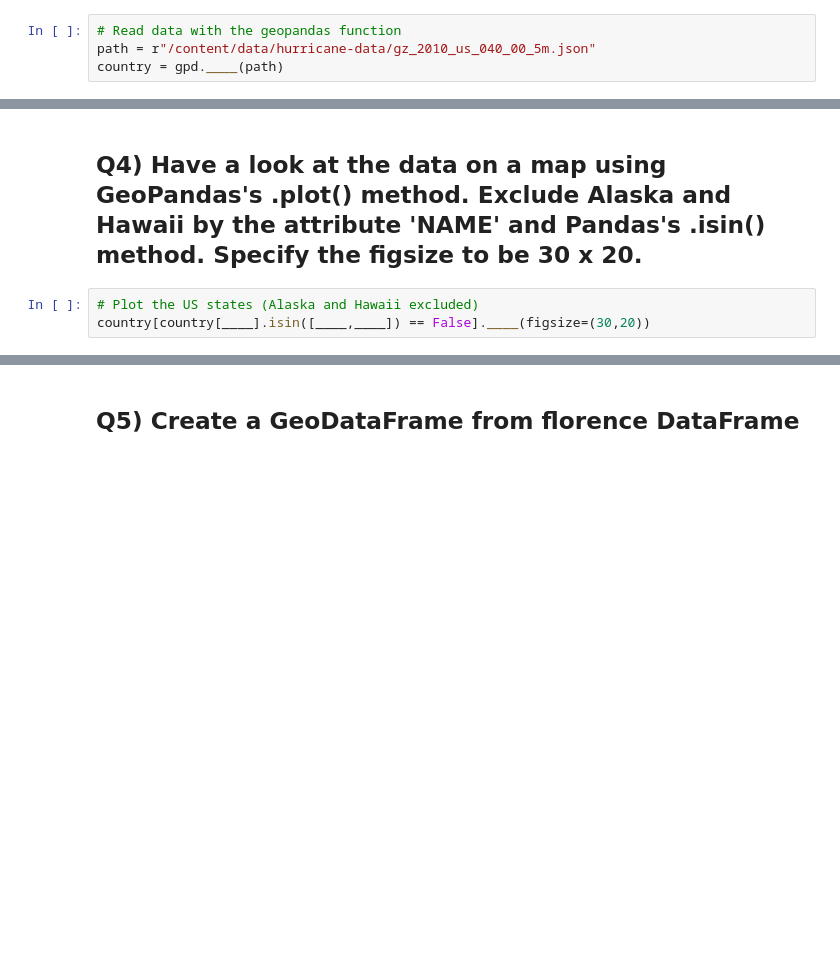
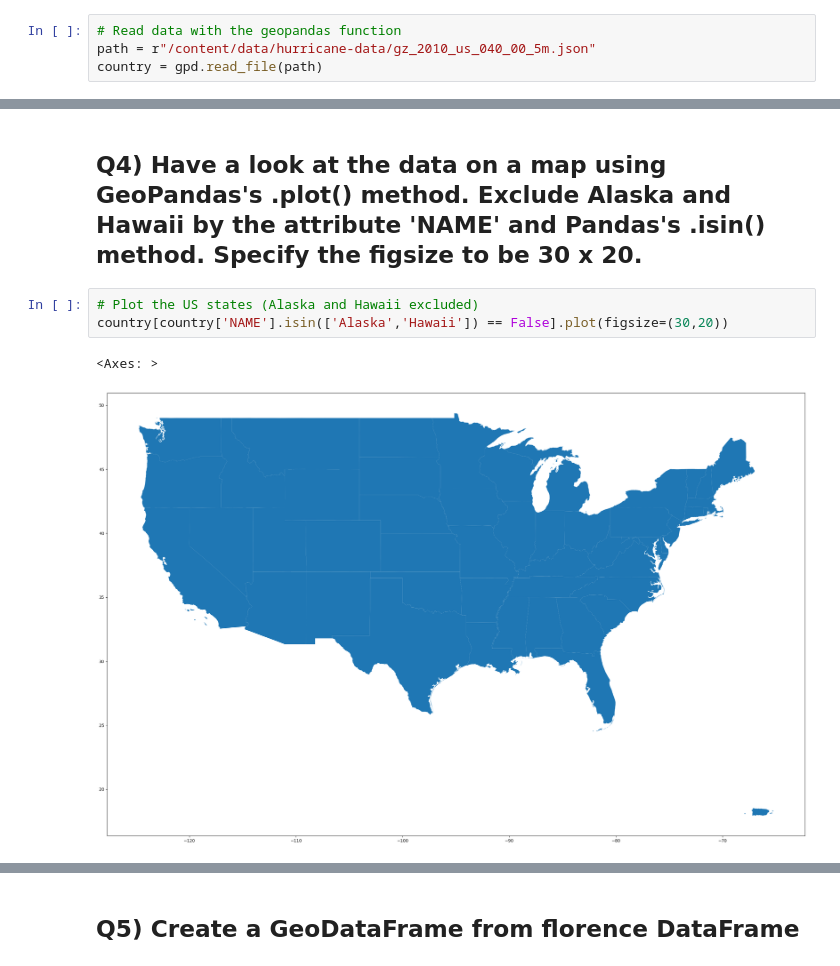
Before and after one commit to David-Soldini/2023_Intro_Python, a Jupyter notebook: ML_EES/IP/W3_S2.ipynb, the cells around one changed output, grey strips where cells are left out. Cells and saved outputs as stored; diff of their text form; blank space fills up the shorter version.

```diff
--- a/ML_EES/IP/W3_S2.ipynb
+++ b/ML_EES/IP/W3_S2.ipynb
@@ -73,7 +131,7 @@ warnings.filterwarnings('ignore')
 # %%
 # Read data with the geopandas function
 path = r"/content/data/hurricane-data/gz_2010_us_040_00_5m.json"
-country = gpd.____(path)
+country = gpd.read_file(path)
 # %% [markdown]
 ## Q3) Have a look at the data, what type of geometries does the data contain?
 # %%
@@ -83,7 +148,10 @@ country.____()
 ## Q4) Have a look at the data on a map using GeoPandas's .plot() method. Exclude Alaska and Hawaii by the attribute 'NAME' and Pandas's .isin() method. Specify the figsize to be 30 x 20.
 # %%
 # Plot the US states (Alaska and Hawaii excluded)
-country[country[____].isin([____,____]) == False].____(figsize=(30,20))
+country[country['NAME'].isin(['Alaska','Hawaii']) == False].plot(figsize=(30,20))
+# %% [output]
+<Axes: >
+[figure, added]
 # %%
 # Read in the hurricane florence data, change the longitude, and have a look at the hurricane florence dataframe
 path = r"/content/data/hurricane-data/florence.csv"
```
Also changed, not shown: parts of 13 cells of this notebook.
